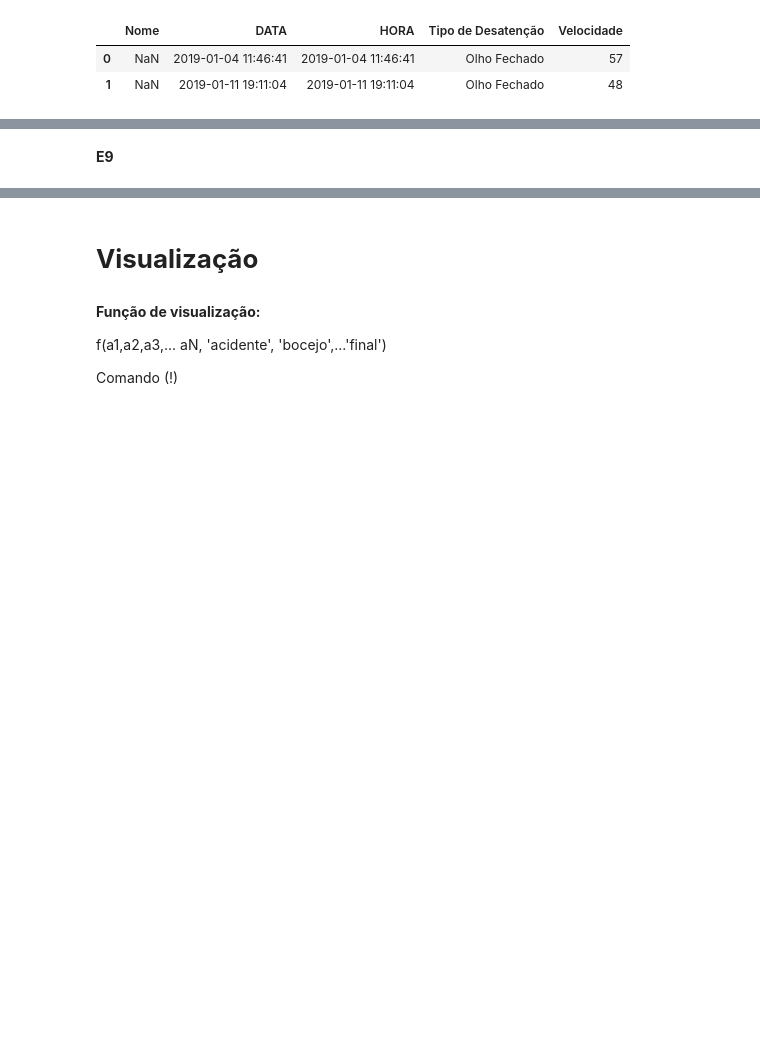
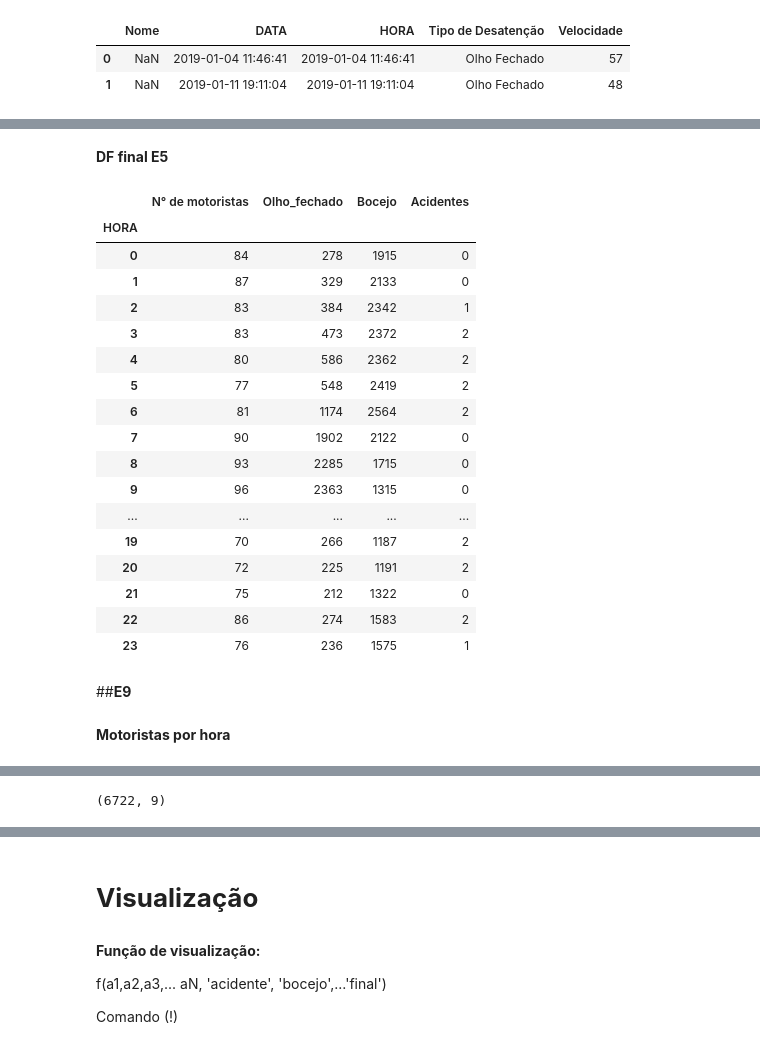
Before and after one commit to Lucas-Buk/IMT, a Jupyter notebook: Tratamento.ipynb, the cells around one changed output, grey strips where cells are left out. Saved outputs shown, nothing was run; the diff lists cells and outputs as text; code cells hidden in the pictures; blank space fills up the shorter version.

```diff
--- a/Tratamento.ipynb
+++ b/Tratamento.ipynb
@@ -523,0 +630,3 @@ dfE5.head(2)
+# %%
+dfE5_motoristas_hora = pd.DataFrame(dfE5_nomes.groupby(by='HORA').nunique()['Nome'].rename('N° de motoristas'))
+dfE5_motoristas_hora
@@ -523,0 +670,4 @@ dfE5.head(2)
+# %%
+dfE5_of = dfE5H[dfE5H['Tipo de Desatenção'] == 'Olho Fechado']
+dfE5_of = dfE5_of.HORA.value_counts().rename('Olho fechado').sort_index()
+dfE5_of
@@ -523,0 +696,4 @@ dfE5.head(2)
+# %%
+dfE5_b = dfE5H[dfE5H['Tipo de Desatenção'] == 'Bocejo']
+dfE5_b = dfE5_b.HORA.value_counts().rename('Bocejo').sort_index()
+dfE5_b
@@ -523,0 +739,3 @@ dfE5.head(2)
+# %%
+dfE5_acid_hora = dfOCO_TM_E5.HorarioAcidente.value_counts().sort_index().rename('Acidentes por hora')
+dfE5_acid_hora
@@ -524,8 +756,43 @@ dfE5.head(2)
+# %% [markdown]
+**DF final E5**
+# %%
+dfE5_final = pd.DataFrame(dfE5_motoristas_hora['N° de motoristas'])
+dfE5_final['Olho_fechado'] = pd.DataFrame(dfE5_of)
+dfE5_final['Bocejo'] = pd.DataFrame(dfE5_b)
+dfE5_final['Acidentes'] = pd.DataFrame(dfE5_acid_hora)
+dfE5_final.fillna(0, inplace=True)
+dfE5_final['Acidentes'] = dfE5_final.Acidentes.astype('int64')
+dfE5_final
+# %% [output]
+|  | N° de motoristas | Olho_fechado | Bocejo | Acidentes |
+| HORA |  |  |  |  |
+| 0 | 84 | 278 | 1915 | 0 |
+| 1 | 87 | 329 | 2133 | 0 |
+| 2 | 83 | 384 | 2342 | 1 |
+| 3 | 83 | 473 | 2372 | 2 |
+| 4 | 80 | 586 | 2362 | 2 |
+| 5 | 77 | 548 | 2419 | 2 |
+| 6 | 81 | 1174 | 2564 | 2 |
+| 7 | 90 | 1902 | 2122 | 0 |
+| 8 | 93 | 2285 | 1715 | 0 |
+| 9 | 96 | 2363 | 1315 | 0 |
+| ... | ... | ... | ... | ... |
+| 19 | 70 | 266 | 1187 | 2 |
+| 20 | 72 | 225 | 1191 | 2 |
+| 21 | 75 | 212 | 1322 | 0 |
+| 22 | 86 | 274 | 1583 | 2 |
+| 23 | 76 | 236 | 1575 | 1 |
 # %% [markdown]
-**E9**
+##**E9**
+# %% [markdown]
+**Motoristas por hora**
 # %%
 dfE91.head(2)
 # %% [output]
 |  | Data da ocorrência | dia | mês | Tipo | Velocidade | Tratativa | Placa | Motorista | Unnamed: 8 |
 | 0 | 2019-04-23 22:59:00 | 2019-04-23 | 2019-04-23 | Yawn-Warning | 35 | NaN | PLP3I10 | NaN | NaN |
 | 1 | 2019-04-23 19:46:00 | 2019-04-23 | 2019-04-23 | Yawn-Warning | 62 | NaN | PLP3I10 | NaN | NaN |
+# %%
+dfE91.shape
+# %% [output]
+(6722, 9)
```
Also changed, not shown: parts of 85 cells of this notebook.
